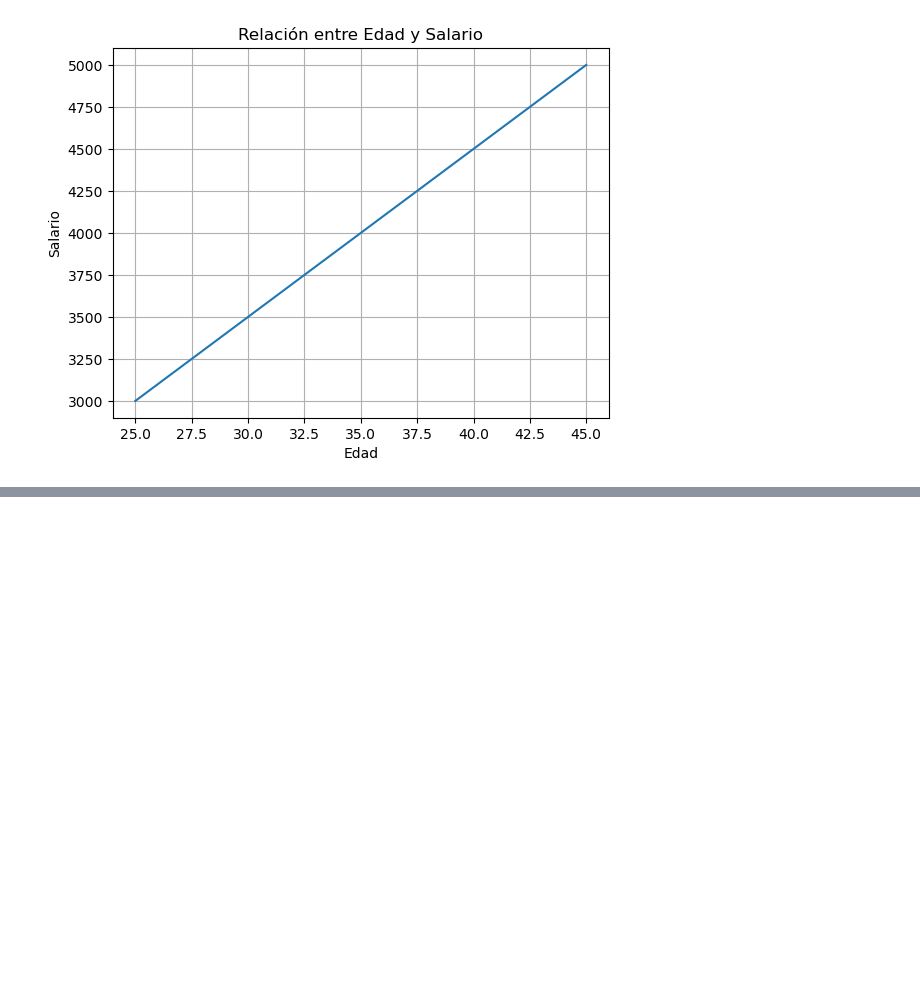
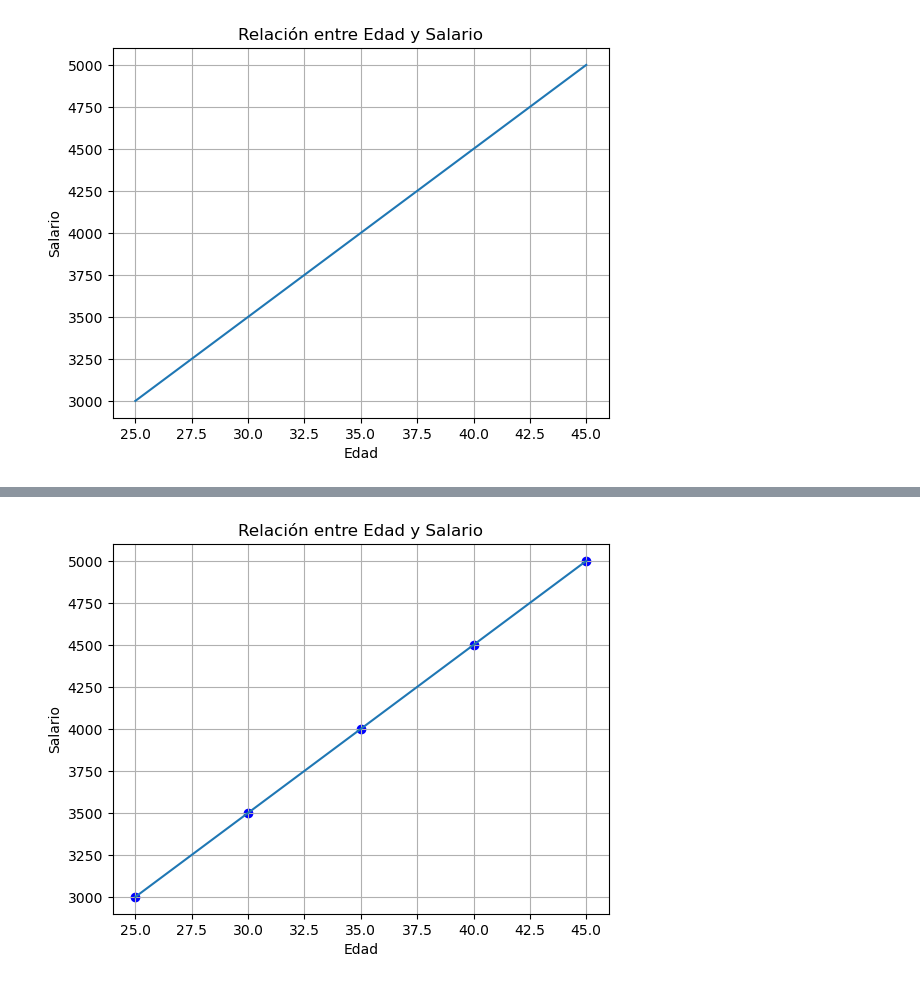
Before and after one commit to frgonzalezb/Udemy_Python_Total_DS_ML, a Jupyter notebook: 11_Machine_Learning_I/Ejercicios/ej_lin_reg.ipynb, the cells around one changed output, grey strips where cells are left out. Cells and saved outputs as stored; diff of their text form; code cells hidden in the pictures; blank space fills up the shorter version.

```diff
--- a/11_Machine_Learning_I/Ejercicios/ej_lin_reg.ipynb
+++ b/11_Machine_Learning_I/Ejercicios/ej_lin_reg.ipynb
@@ -89,0 +114,27 @@ plt.show()
+# %%
+import pandas as pd
+import matplotlib.pyplot as plt
+from sklearn.linear_model import LinearRegression
+
+
+df: pd.DataFrame = pd.DataFrame({
+    'Edad': [25, 30, 35, 40, 45],
+    'Salario': [3000, 3500, 4000, 4500, 5000]
+})
+
+X: pd.DataFrame = df[['Edad']]
+y: pd.DataFrame = df[['Salario']]
+
+model: LinearRegression = LinearRegression()
+model.fit(X, y)
+
+plt.scatter(df['Edad'], df['Salario'], marker='o', color='blue')
+plt.plot(df['Edad'], model.predict(X))
+plt.xlabel('Edad')
+plt.ylabel('Salario')
+plt.title('Relación entre Edad y Salario')
+plt.grid(True)
+
+plt.show()
+# %% [output]
+[figure, added]
```
Also changed, not shown: parts of 1 cell of this notebook.
